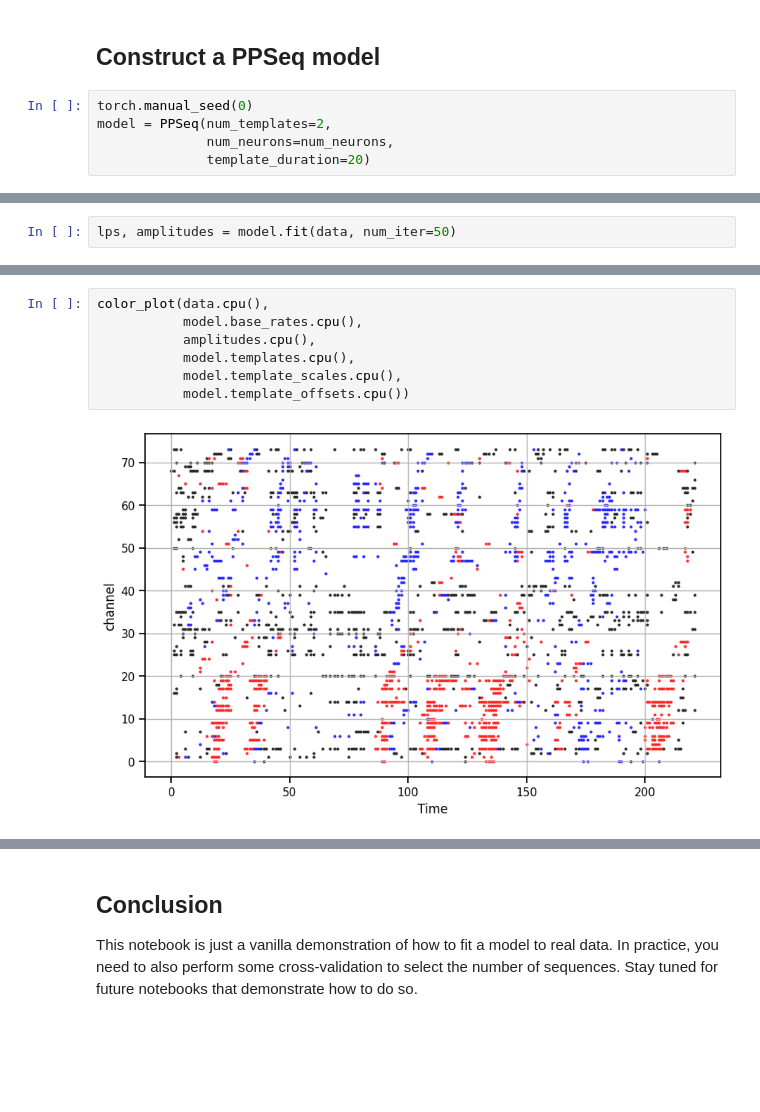
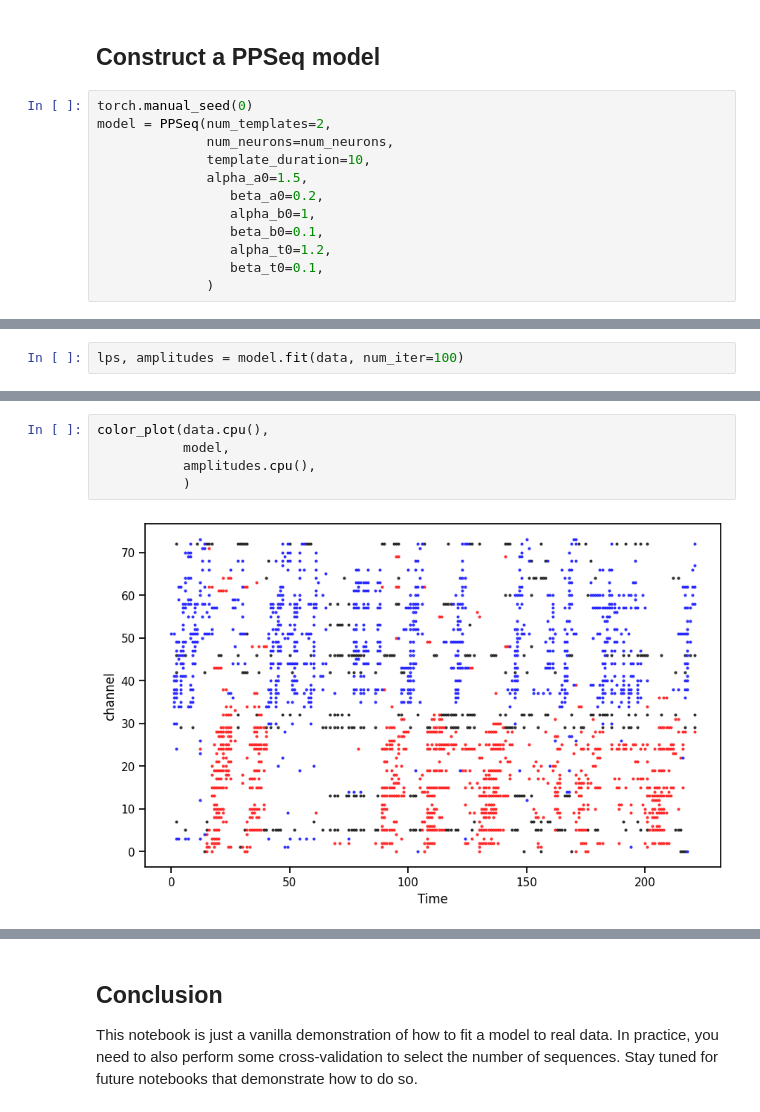
Before and after one commit to lindermanlab/ppseq-pytorch, a Jupyter notebook: notebooks/songbird_demo.ipynb, the cells around one changed output, grey strips where cells are left out. Cells and saved outputs as stored; diff of their text form; blank space fills up the shorter version.

```diff
--- a/notebooks/songbird_demo.ipynb
+++ b/notebooks/songbird_demo.ipynb
@@ -45,4 +43,11 @@ data = data[~torch.all(data == 0, dim=1)]
 torch.manual_seed(0)
 model = PPSeq(num_templates=2,
               num_neurons=num_neurons,
-              template_duration=20)
+              template_duration=10,
+              alpha_a0=1.5,
+                 beta_a0=0.2,
+                 alpha_b0=1,
+                 beta_b0=0.1,
+                 alpha_t0=1.2,
+                 beta_t0=0.1,
+              )
@@ -51,3 +54,3 @@ Could not find a GPU. Defaulting to CPU instead.
 # %%
-lps, amplitudes = model.fit(data, num_iter=50)
+lps, amplitudes = model.fit(data, num_iter=100)
 # %% [output]
@@ -62,12 +65,10 @@ plot_model(model.templates.cpu(),
 # %%
 color_plot(data.cpu(),
-           model.base_rates.cpu(),
+           model,
            amplitudes.cpu(),
-           model.templates.cpu(),
-           model.template_scales.cpu(),
-           model.template_offsets.cpu())
+           )
 # %% [output]
-[figure, old version]
+[figure, new version]
 # %%
 plt.plot(lps.cpu())
 plt.xlabel("iteration")
```
Also changed, not shown: parts of 5 cells of this notebook, 3 other files.
